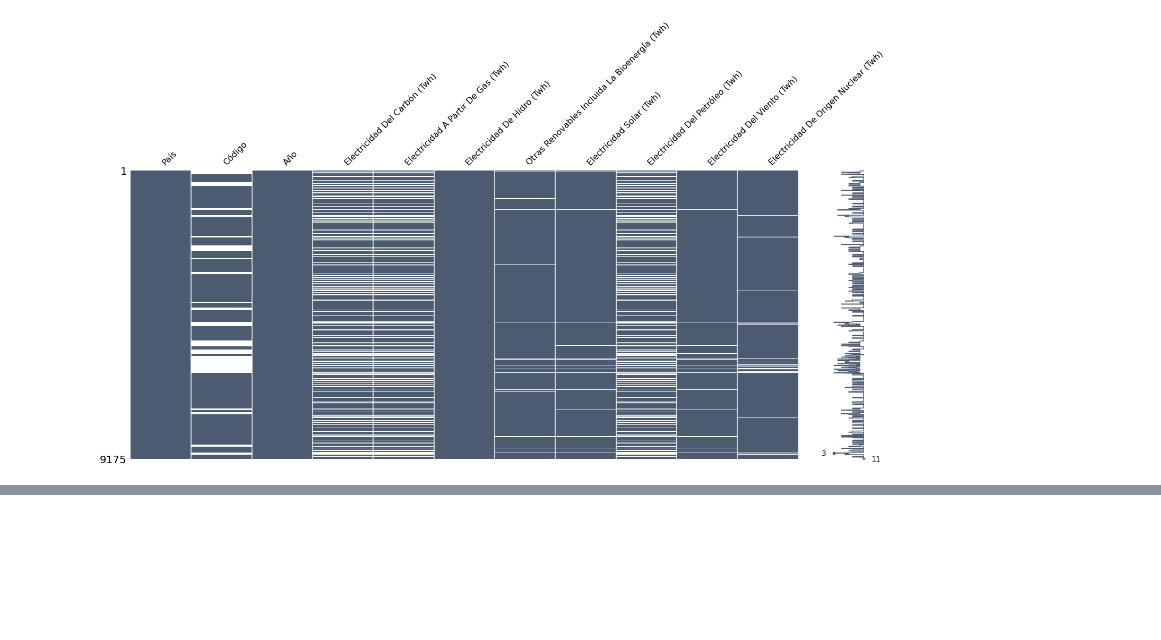
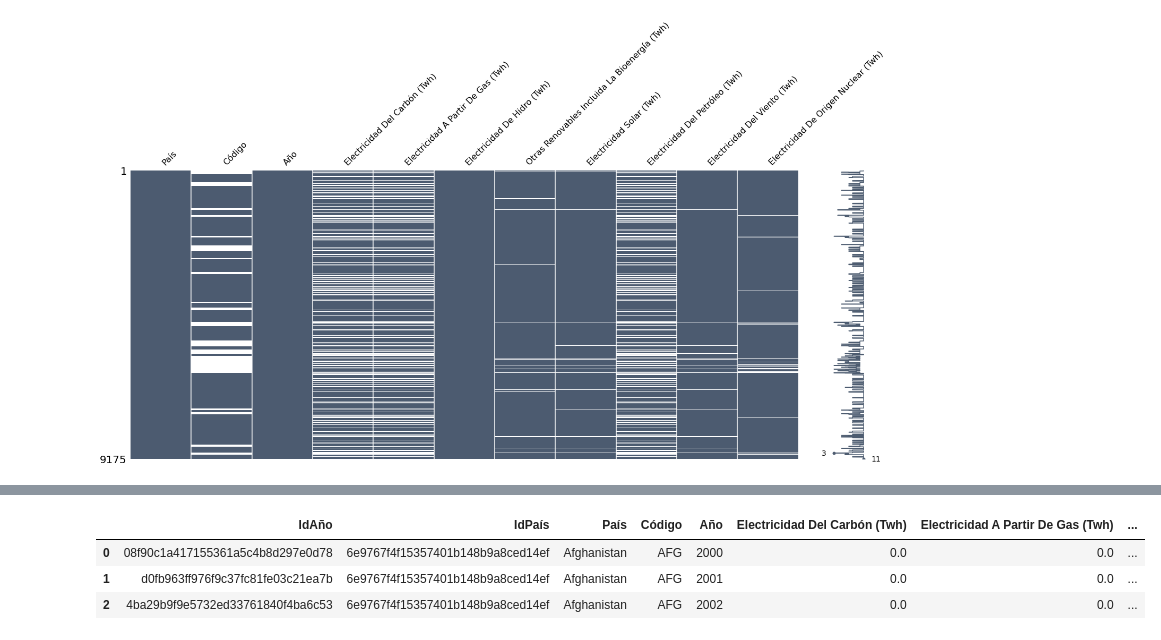
Before and after one commit to emissionsmap/emissionsmap, a Jupyter notebook: documentation/electricity_prod_source_stacked.ipynb, the cells around one changed output, grey strips where cells are left out. Drawn from its saved outputs; the diff is of its cells as text; code cells hidden in the pictures; blank space fills up the shorter version.

```diff
--- a/documentation/electricity-prod-source-stacked.ipynb
+++ b/documentation/electricity_prod_source_stacked.ipynb
@@ -128,0 +159,7 @@ data_2
+# %%
+electricity_prod_source.head(3)
+# %% [output]
+|  | IdAño | IdPaís | País | Código | Año | Electricidad Del Carbón (Twh) | Electricidad A Partir De Gas (Twh) | ... |
+| 0 | 08f90c1a417155361a5c4b8d297e0d78 | 6e9767f4f15357401b148b9a8ced14ef | Afghanistan | AFG | 2000 | 0.0 | 0.0 | ... |
+| 1 | d0fb963ff976f9c37fc81fe03c21ea7b | 6e9767f4f15357401b148b9a8ced14ef | Afghanistan | AFG | 2001 | 0.0 | 0.0 | ... |
+| 2 | 4ba29b9f9e5732ed33761840f4ba6c53 | 6e9767f4f15357401b148b9a8ced14ef | Afghanistan | AFG | 2002 | 0.0 | 0.0 | ... |
```
Also changed, not shown: parts of 12 cells of this notebook, 4 other files.
